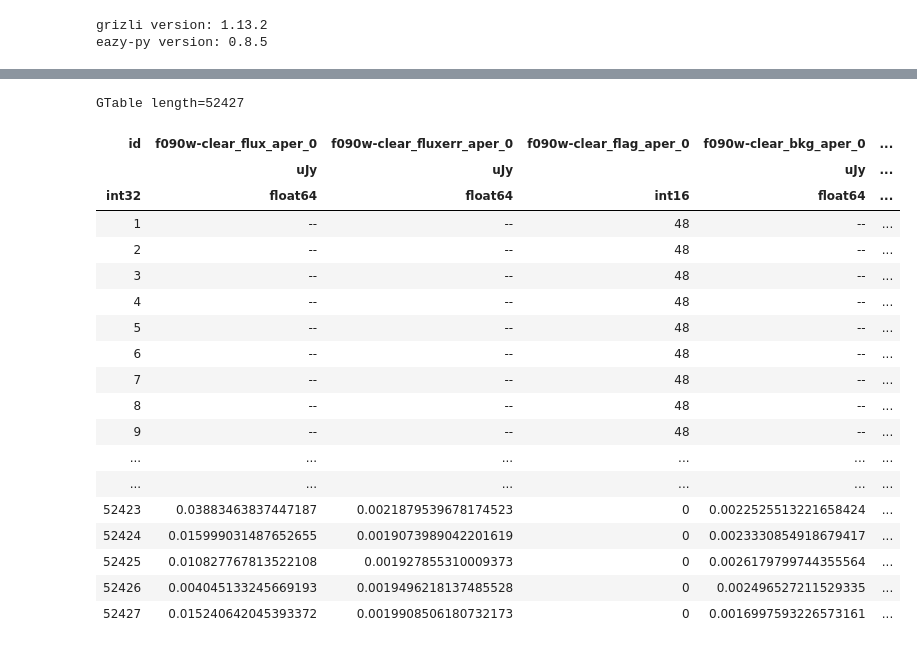
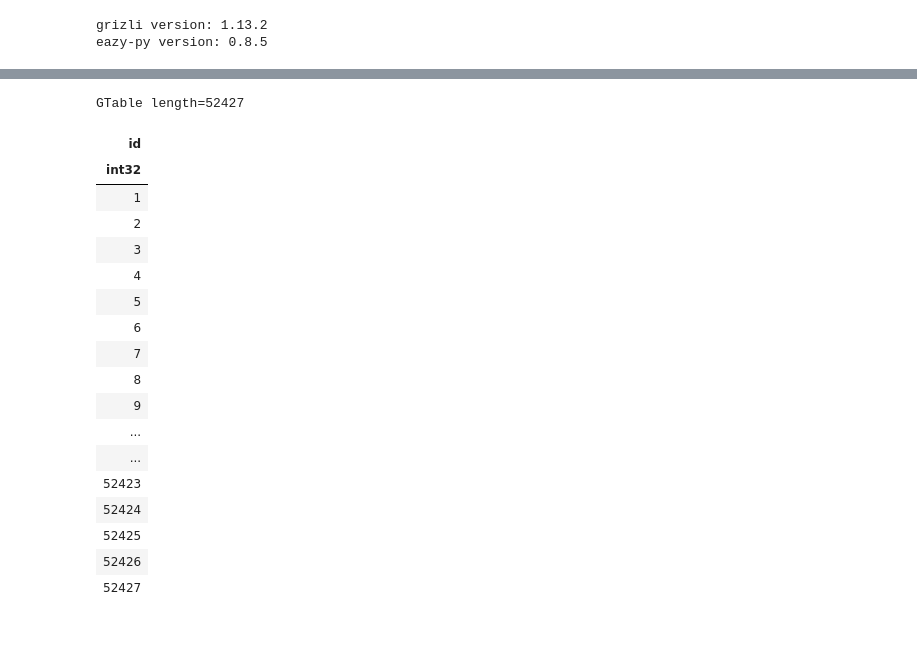
Before and after one commit to sfremy/my-eazy-jwst, a Jupyter notebook: scripts/z_visualization.ipynb, the cells around one changed output, grey strips where cells are left out. Saved outputs shown, nothing was run; the diff lists cells and outputs as text; code cells hidden in the pictures.

```diff
--- a/scripts/z_visualization.ipynb
+++ b/scripts/z_visualization.ipynb
@@ -136,50 +136,52 @@ GTable length=52427
 # %%
 # --- Filter to only NIRCam columns ---
 keep = ["id"]
 
 # Canonical JWST NIRCam filters
 canon_filters = ['f150w2', 'f322w2',
                  'f0790w', 'f090w', 'f115w', 'f150w', 'f200w', 'f277w', 'f356w', 'f444w',
                  'f140m', 'f162m', 'f182m', 'f210m', 'f250m', 'f300m', 'f335m', 'f360m', 'f410m', 'f430m', 'f460m', 'f480m',
                  'f164n', 'f187n', 'f212n', 'f323n', 'f405n', 'f466n', 'f470n']
 
-# {As recommended} only use aperture fluxes 0 and 1
+# Set for filters actually in the catalog
+cat_filters = set()
+
 for col in phot.colnames:
-    if col.endswith("aper_0") or col.endswith("aper_1"):
-        if col.startswith("clearp"):
+    if col.endswith(("aper_0", "aper_1")):
+
+        # Skip non–NIRCam instruments
+        if col.startswith("clearp") or "wn" in col or "u_" in col:
             continue
-        if "wn" in col:
-            continue
-        if "u_" in col:
-            continue # Drop all NIRISS and Hubble filters
-        if any(filt in col for filt in canon_filters):
-            keep.append(col)
+
+        # Loop over canonical filters and record matches
+        for filt in canon_filters:
+            if filt in col:
+                cat_filters.add(filt)
 
 # Create a filtered table
 tab2 = phot[keep]
 
 tab2
 # %% [output]
 GTable length=52427
-| id | f090w-clear_flux_aper_0 | f090w-clear_fluxerr_aper_0 | f090w-clear_flag_aper_0 | f090w-clear_bkg_aper_0 | ... |
-|  | uJy | uJy |  | uJy | ... |
-| int32 | float64 | float64 | int16 | float64 | ... |
-| 1 | -- | -- | 48 | -- | ... |
-| 2 | -- | -- | 48 | -- | ... |
-| 3 | -- | -- | 48 | -- | ... |
-| 4 | -- | -- | 48 | -- | ... |
-| 5 | -- | -- | 48 | -- | ... |
-| 6 | -- | -- | 48 | -- | ... |
-| 7 | -- | -- | 48 | -- | ... |
-| 8 | -- | -- | 48 | -- | ... |
-| 9 | -- | -- | 48 | -- | ... |
-| ... | ... | ... | ... | ... | ... |
-| ... | ... | ... | ... | ... | ... |
-| 52423 | 0.03883463837447187 | 0.0021879539678174523 | 0 | 0.0022525513221658424 | ... |
-| 52424 | 0.015999031487652655 | 0.0019073989042201619 | 0 | 0.0023330854918679417 | ... |
-| 52425 | 0.010827767813522108 | 0.001927855310009373 | 0 | 0.0026179799744355564 | ... |
-| 52426 | 0.004045133245669193 | 0.0019496218137485528 | 0 | 0.002496527211529335 | ... |
-| 52427 | 0.015240642045393372 | 0.0019908506180732173 | 0 | 0.0016997593226573161 | ... |
+| id |
+| int32 |
+| 1 |
+| 2 |
+| 3 |
+| 4 |
+| 5 |
+| 6 |
+| 7 |
+| 8 |
+| 9 |
+| ... |
+| ... |
+| 52423 |
+| 52424 |
+| 52425 |
+| 52426 |
+| 52427 |
 # %%
 # --- Remove bad data according to flags ---
 
```
Also changed, not shown: parts of 3 cells of this notebook, 31 other files.
